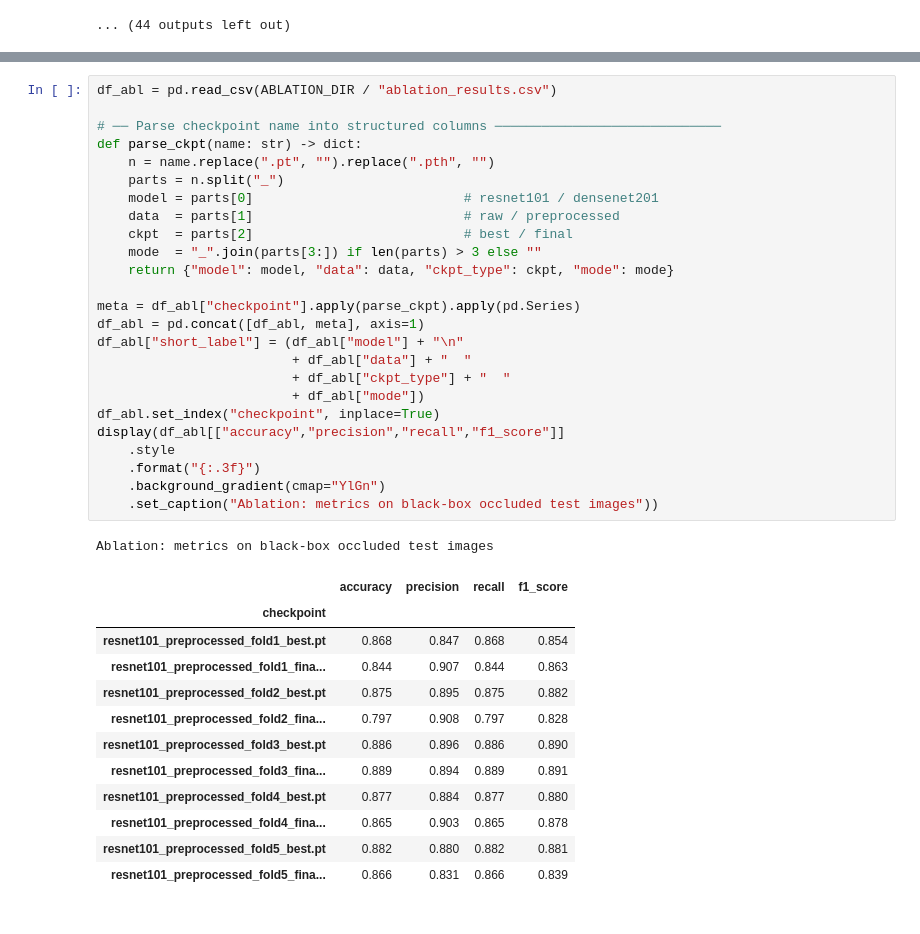
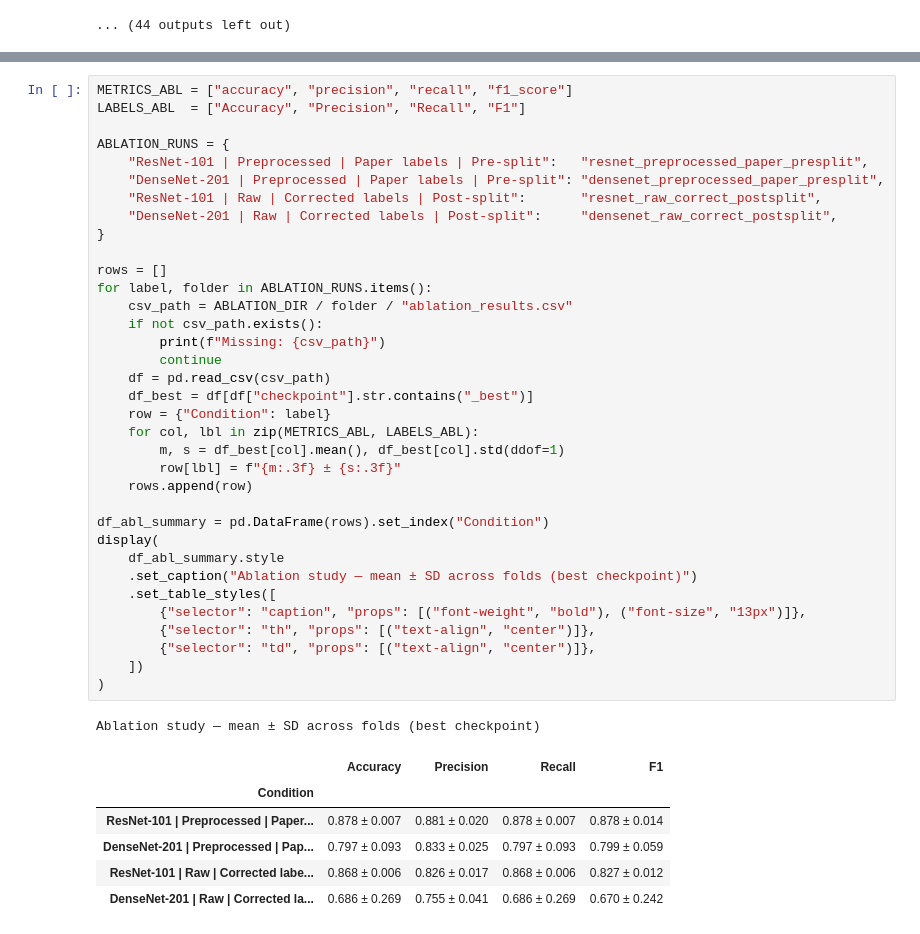
Before and after one commit to HolgeMax/PMG, a Jupyter notebook: notebooks/Metrics_exploration.ipynb, the cells around one changed output, grey strips where cells are left out. Cells and saved outputs as stored; diff of their text form.

```diff
--- a/notebooks/Metrics_exploration.ipynb
+++ b/notebooks/Metrics_exploration.ipynb
@@ -434,39 +433,43 @@ A model that learned genuine pathological features should drop less on occluded
 # %%
-df_abl = pd.read_csv(ABLATION_DIR / "ablation_results.csv")
+METRICS_ABL = ["accuracy", "precision", "recall", "f1_score"]
+LABELS_ABL  = ["Accuracy", "Precision", "Recall", "F1"]
 
-# ── Parse checkpoint name into structured columns ─────────────────────────────
-def parse_ckpt(name: str) -> dict:
-    n = name.replace(".pt", "").replace(".pth", "")
-    parts = n.split("_")
-    model = parts[0]                           # resnet101 / densenet201
-    data  = parts[1]                           # raw / preprocessed
-    ckpt  = parts[2]                           # best / final
-    mode  = "_".join(parts[3:]) if len(parts) > 3 else ""
-    return {"model": model, "data": data, "ckpt_type": ckpt, "mode": mode}
+ABLATION_RUNS = {
+    "ResNet-101 | Preprocessed | Paper labels | Pre-split":   "resnet_preprocessed_paper_presplit",
+    "DenseNet-201 | Preprocessed | Paper labels | Pre-split": "densenet_preprocessed_paper_presplit",
+    "ResNet-101 | Raw | Corrected labels | Post-split":       "resnet_raw_correct_postsplit",
+    "DenseNet-201 | Raw | Corrected labels | Post-split":     "densenet_raw_correct_postsplit",
+}
 
-meta = df_abl["checkpoint"].apply(parse_ckpt).apply(pd.Series)
-df_abl = pd.concat([df_abl, meta], axis=1)
-df_abl["short_label"] = (df_abl["model"] + "\n"
-                         + df_abl["data"] + "  "
-                         + df_abl["ckpt_type"] + "  "
-                         + df_abl["mode"])
-df_abl.set_index("checkpoint", inplace=True)
-display(df_abl[["accuracy","precision","recall","f1_score"]]
-    .style
-    .format("{:.3f}")
-    .background_gradient(cmap="YlGn")
-    .set_caption("Ablation: metrics on black-box occluded test images"))
+rows = []
+for label, folder in ABLATION_RUNS.items():
+    csv_path = ABLATION_DIR / folder / "ablation_results.csv"
+    if not csv_path.exists():
+        print(f"Missing: {csv_path}")
+        continue
+    df = pd.read_csv(csv_path)
+    df_best = df[df["checkpoint"].str.contains("_best")]
+    row = {"Condition": label}
+    for col, lbl in zip(METRICS_ABL, LABELS_ABL):
+        m, s = df_best[col].mean(), df_best[col].std(ddof=1)
+        row[lbl] = f"{m:.3f} ± {s:.3f}"
+    rows.append(row)
+
+df_abl_summary = pd.DataFrame(rows).set_index("Condition")
+display(
+    df_abl_summary.style
+    .set_caption("Ablation study — mean ± SD across folds (best checkpoint)")
+    .set_table_styles([
+        {"selector": "caption", "props": [("font-weight", "bold"), ("font-size", "13px")]},
+        {"selector": "th", "props": [("text-align", "center")]},
+        {"selector": "td", "props": [("text-align", "center")]},
+    ])
+)
 # %% [output]
-Ablation: metrics on black-box occluded test images
+Ablation study — mean ± SD across folds (best checkpoint)
-|  | accuracy | precision | recall | f1_score |
-| checkpoint |  |  |  |  |
-| resnet101_preprocessed_fold1_best.pt | 0.868 | 0.847 | 0.868 | 0.854 |
-| resnet101_preprocessed_fold1_fina... | 0.844 | 0.907 | 0.844 | 0.863 |
-| resnet101_preprocessed_fold2_best.pt | 0.875 | 0.895 | 0.875 | 0.882 |
-| resnet101_preprocessed_fold2_fina... | 0.797 | 0.908 | 0.797 | 0.828 |
-| resnet101_preprocessed_fold3_best.pt | 0.886 | 0.896 | 0.886 | 0.890 |
-| resnet101_preprocessed_fold3_fina... | 0.889 | 0.894 | 0.889 | 0.891 |
-| resnet101_preprocessed_fold4_best.pt | 0.877 | 0.884 | 0.877 | 0.880 |
-| resnet101_preprocessed_fold4_fina... | 0.865 | 0.903 | 0.865 | 0.878 |
-| resnet101_preprocessed_fold5_best.pt | 0.882 | 0.880 | 0.882 | 0.881 |
-| resnet101_preprocessed_fold5_fina... | 0.866 | 0.831 | 0.866 | 0.839 |
+|  | Accuracy | Precision | Recall | F1 |
+| Condition |  |  |  |  |
+| ResNet-101 | Preprocessed | Paper... | 0.878 ± 0.007 | 0.881 ± 0.020 | 0.878 ± 0.007 | 0.878 ± 0.014 |
+| DenseNet-201 | Preprocessed | Pap... | 0.797 ± 0.093 | 0.833 ± 0.025 | 0.797 ± 0.093 | 0.799 ± 0.059 |
+| ResNet-101 | Raw | Corrected labe... | 0.868 ± 0.006 | 0.826 ± 0.017 | 0.868 ± 0.006 | 0.827 ± 0.012 |
+| DenseNet-201 | Raw | Corrected la... | 0.686 ± 0.269 | 0.755 ± 0.041 | 0.686 ± 0.269 | 0.670 ± 0.242 |
```
Also changed, not shown: parts of 9 cells of this notebook, 17 other files.
